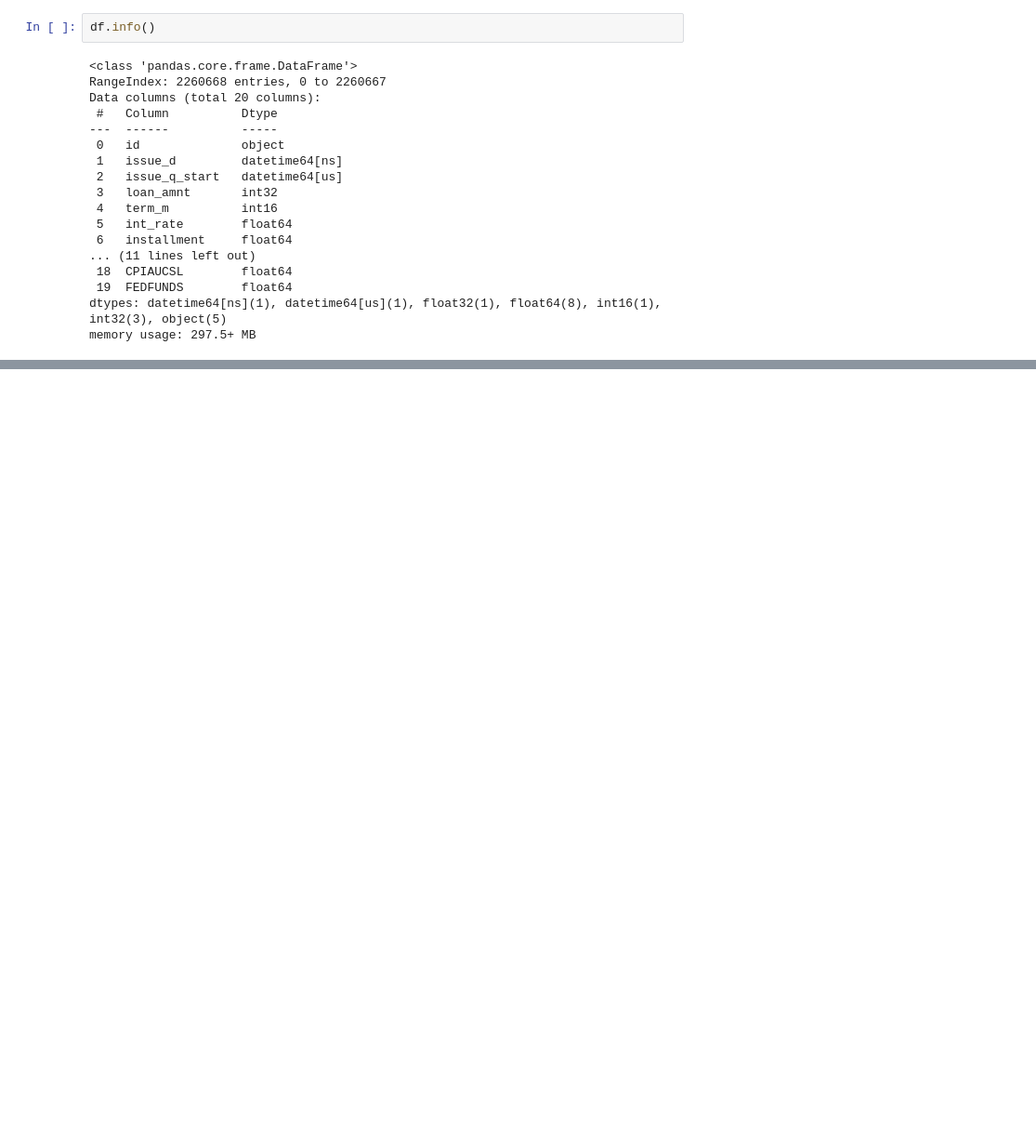
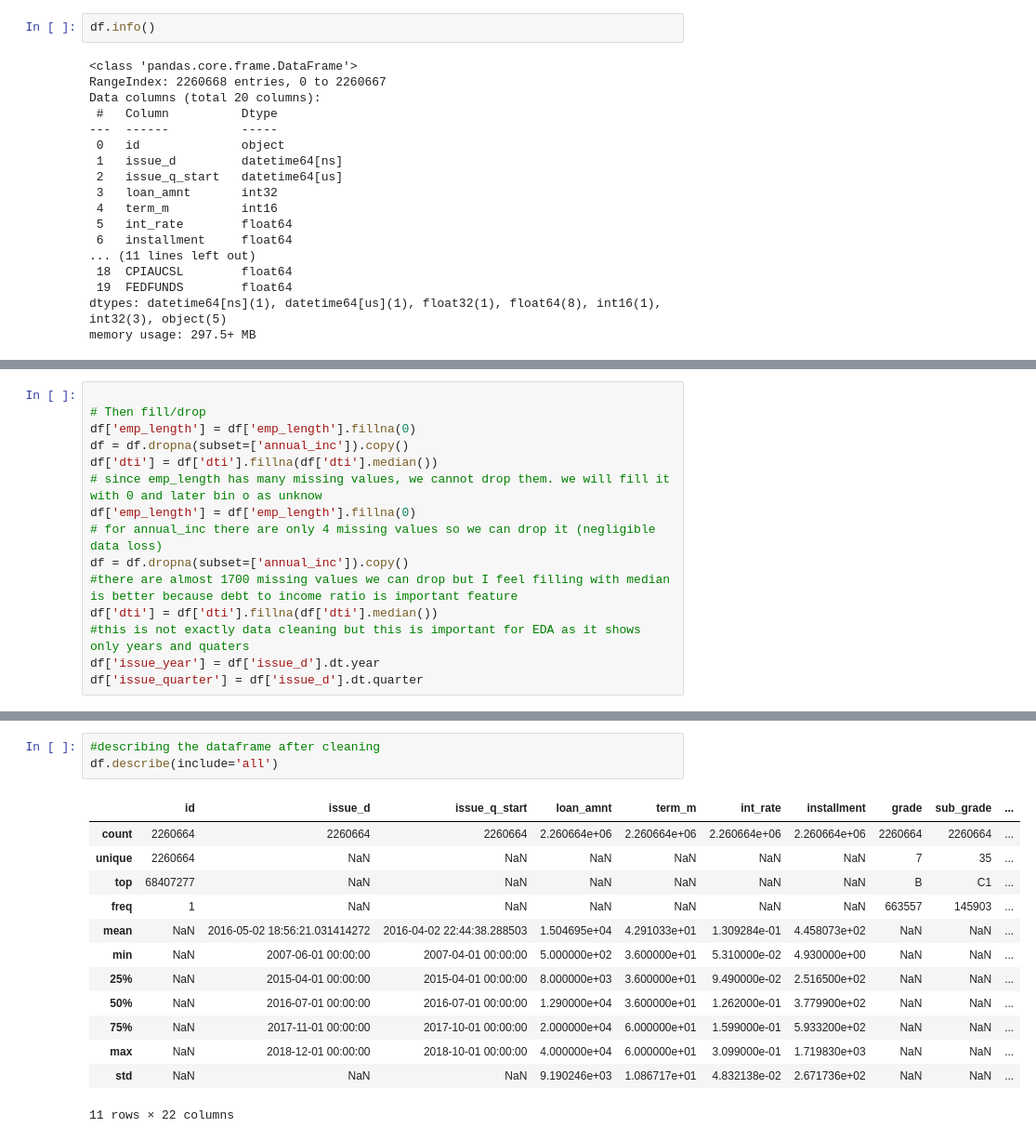
Before and after one commit to BinodTandan/Banking_Stress_Testing, a Jupyter notebook: notebooks/01_data_cleaning.ipynb, the cells around one changed output, grey strips where cells are left out. Shown: that part at 93% size. Drawn from its saved outputs; the diff is of its cells as text; blank space fills up the shorter version.

```diff
--- a/notebooks/01_data_cleaning.ipynb
+++ b/notebooks/01_data_cleaning.ipynb
@@ -64,0 +84,15 @@ df.describe()
+# %%
+
+# Then fill/drop
+df['emp_length'] = df['emp_length'].fillna(0)
+df = df.dropna(subset=['annual_inc']).copy()
+df['dti'] = df['dti'].fillna(df['dti'].median())
+# since emp_length has many missing values, we cannot drop them. we will fill it with 0 and later bin o as unknow
+df['emp_length'] = df['emp_length'].fillna(0)
+# for annual_inc there are only 4 missing values so we can drop it (negligible data loss)
+df = df.dropna(subset=['annual_inc']).copy()
+#there are almost 1700 missing values we can drop but I feel filling with median is better because debt to income ratio is important feature
+df['dti'] = df['dti'].fillna(df['dti'].median())
+#this is not exactly data cleaning but this is important for EDA as it shows only years and quaters
+df['issue_year'] = df['issue_d'].dt.year
+df['issue_quarter'] = df['issue_d'].dt.quarter
@@ -64,0 +187,17 @@ df.describe()
+# %%
+#describing the dataframe after cleaning
+df.describe(include='all')
+# %% [output]
+|  | id | issue_d | issue_q_start | loan_amnt | term_m | int_rate | installment | grade | sub_grade | ... |
+| count | 2260664 | 2260664 | 2260664 | 2.260664e+06 | 2.260664e+06 | 2.260664e+06 | 2.260664e+06 | 2260664 | 2260664 | ... |
+| unique | 2260664 | NaN | NaN | NaN | NaN | NaN | NaN | 7 | 35 | ... |
+| top | 68407277 | NaN | NaN | NaN | NaN | NaN | NaN | B | C1 | ... |
+| freq | 1 | NaN | NaN | NaN | NaN | NaN | NaN | 663557 | 145903 | ... |
+| mean | NaN | 2016-05-02 18:56:21.031414272 | 2016-04-02 22:44:38.288503 | 1.504695e+04 | 4.291033e+01 | 1.309284e-01 | 4.458073e+02 | NaN | NaN | ... |
+| min | NaN | 2007-06-01 00:00:00 | 2007-04-01 00:00:00 | 5.000000e+02 | 3.600000e+01 | 5.310000e-02 | 4.930000e+00 | NaN | NaN | ... |
+| 25% | NaN | 2015-04-01 00:00:00 | 2015-04-01 00:00:00 | 8.000000e+03 | 3.600000e+01 | 9.490000e-02 | 2.516500e+02 | NaN | NaN | ... |
+| 50% | NaN | 2016-07-01 00:00:00 | 2016-07-01 00:00:00 | 1.290000e+04 | 3.600000e+01 | 1.262000e-01 | 3.779900e+02 | NaN | NaN | ... |
+| 75% | NaN | 2017-11-01 00:00:00 | 2017-10-01 00:00:00 | 2.000000e+04 | 6.000000e+01 | 1.599000e-01 | 5.933200e+02 | NaN | NaN | ... |
+| max | NaN | 2018-12-01 00:00:00 | 2018-10-01 00:00:00 | 4.000000e+04 | 6.000000e+01 | 3.099000e-01 | 1.719830e+03 | NaN | NaN | ... |
+| std | NaN | NaN | NaN | 9.190246e+03 | 1.086717e+01 | 4.832138e-02 | 2.671736e+02 | NaN | NaN | ... |
+11 rows × 22 columns
```
Also changed, not shown: parts of 17 cells of this notebook.
